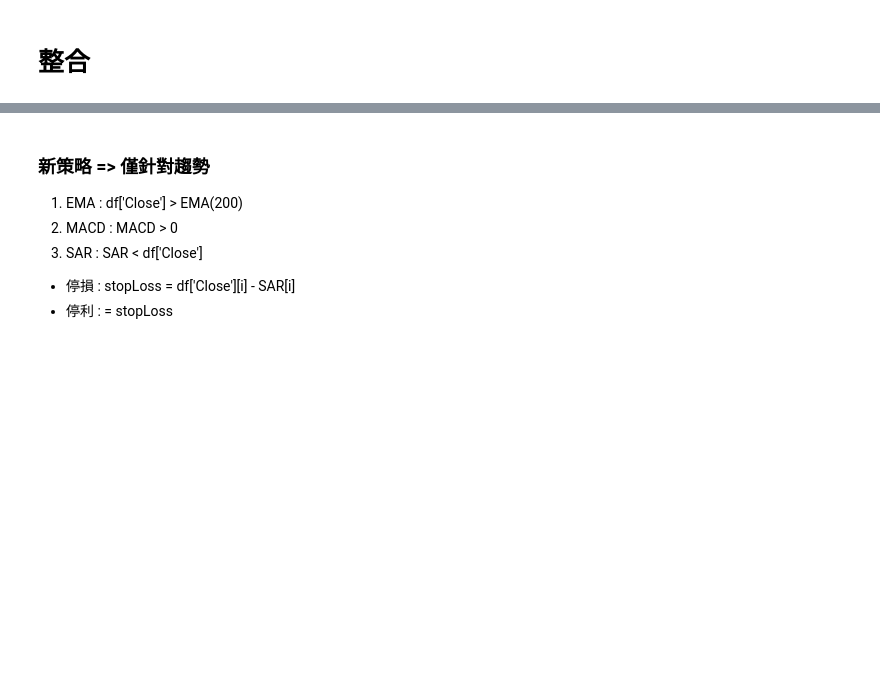
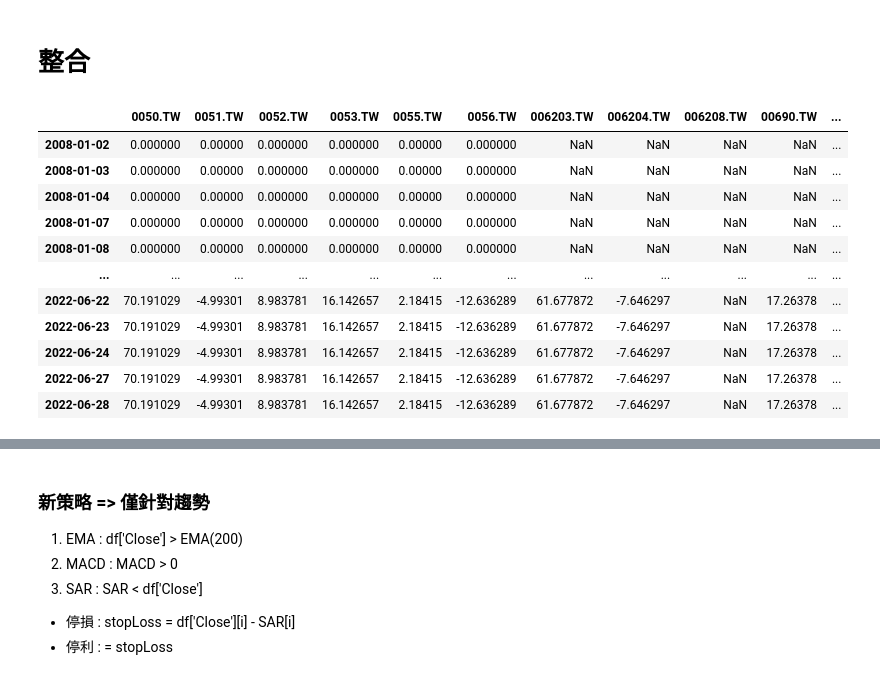
Before and after one commit to benson85560/yuanta, a Jupyter notebook: Dividend_Yield_Strategy.ipynb, the cells around one changed output, grey strips where cells are left out. Saved outputs shown, nothing was run; the diff lists cells and outputs as text; code cells hidden in the pictures; blank space fills up the shorter version.

```diff
--- a/Dividend_Yield_Strategy.ipynb
+++ b/Dividend_Yield_Strategy.ipynb
@@ -301,12 +310,61 @@ plt.title('Profit & Drawdown',fontsize  = 16);
 # %% [markdown]
 # 整合
 # %%
-symbol_list = ['0050.TW','0051.TW', '0052.TW', '0053.TW', '0055.TW', '0056.TW', '006203.TW', '006204.TW', '006208.TW',
-               '00690.TW', '00692.TW', '00701.TW', '00712.TW', '00713.TW', '00714.TW', '00717.TW', '00728.TW',
-               '00730.TW', '00731.TW', '00733.TW', '00735.TW']
+symbol = '0050.TW'
+data = yf.Ticker(symbol)
+df = data.history(period='D', start='2008-1-1', end='2022-6-30')
+df = df.drop(columns = ['Dividends', 'Stock Splits'])
+df.columns = ['open', 'high', 'low', 'close', 'volume']
+Yield = pd.read_csv(path + '/yield.csv')
+Yield = Yield.set_index(pd.to_datetime(Yield['date']))
+Yield = Yield.drop('date', axis = 1)
+df = pd.concat([df,Yield], join='outer', axis=1)
 
-for i in range(len(symbol_list)):
-  symbol = symbol_list[i]
+# initial setting
+
+fund = 100 #初始有100元本金
+money = 100 #每次投入
+feeRate = 0.003 #手續費
+
+# 主要策略
+
+profit_list = []
+price = []
+buy = []
+sell = []
+open_price = []
+position = "A"
+timeList = []
+
+for i in range(len(df)):
+
+    if i == len(df)-1:
+      break
+
+    if df['0050'][i] > 0 and df['close'][i] > 0: # 除息日
+        tempSize = money / df['close'][i-30] # 前 15 天進場
+        buy.append(i-30)
+
+        profit = tempSize * (df['close'][i-5] - df['close'][i-30]) # 前 5 天出場並計算報酬
+        sell.append(i-5)
+        profit_list.append(profit)
+        timeList.append(df.index[i])
+
+
+    else:
+      profit_list.append(0)
+      timeList.append(df.index[i])
+
+equity = pd.DataFrame({'0050.TW':np.cumsum(profit_list)}, index=timeList)
+
+########-------------------------------------------------------------#########
+
+symbol_list = ['0051.TW', '0052.TW', '0053.TW', '0055.TW', '0056.TW', '006203.TW', '006204.TW', '006208.TW',
+               '00690.TW', '00692.TW', '00701.TW', '00712.TW', '00713.TW', '00714.TW', '00717.TW',
+               '00728.TW', '00730.TW', '00731.TW', '00733.TW', '00735.TW']
+
+for j in range(len(symbol_list)):
+  symbol = symbol_list[j]
 
   data = yf.Ticker(symbol)
   df = data.history(period='D', start='2008-1-1', end='2022-6-30')
@@ -324,53 +382,48 @@ for i in range(len(symbol_list)):
   feeRate = 0.003 #手續費
 
   # 主要策略
 
   profit_list = []
   price = []
   buy = []
   sell = []
   open_price = []
   position = "A"
   timeList = []
 
   for i in range(len(df)):
 
       if i == len(df)-1:
         break
 
-      if df['0050'][i] > 0 and df['close'][i] > 0: # 除息日
+      if df.iloc[:,j+6][i] > 0 and df['close'][i] > 0: # 除息日
           tempSize = money / df['close'][i-30] # 前 15 天進場
           buy.append(i-30)
 
           profit = tempSize * (df['close'][i-5] - df['close'][i-30]) # 前 5 天出場並計算報酬
           sell.append(i-5)
           profit_list.append(profit)
           timeList.append(df.index[i])
 
-          # temp2 = money / df['Open'][i+1] # 除息隔天進場
-          # buy2.append(i+1)
-          # price.append(df['close'][i-1]) # 除息日前一天收盤價
-          # open_price.append(df['Open'][i+1]) # 進場開盤價
-          # position = "B"
-
-
-      # elif position == "B" and df['close'][i] >= price[-1]:   # 若除息日後仍有部位且收盤價大於當時買入價 => 隔天開盤回補
-      #     profit = temp2 * (df['close'][i] - open_price[-1])
-      #     sell2.append(i)
-      #     profit_list.append(profit)
-      #     timeList.append(df.index[i])
-      #     position = "A"
-
-      # elif position == 'B' and (df['close'][i] - price[-1]) / df['close'][i] < -0.1 : # 停損：<-10%
-      #     profit = temp2 * (df['close'][i] - open_price[-1])
-      #     sell2.append(i)
-      #     profit_list.append(profit)
-      #     timeList.append(df.index[i])
-      #     position = "A"
 
       else:
         profit_list.append(0)
         timeList.append(df.index[i])
 
-  equity = pd.DataFrame({'profit':np.cumsum(profit_list)}, index=timeList)
-  print(equity)
+  pp = pd.DataFrame({'{}'.format(symbol_list[j]):np.cumsum(profit_list)}, index=timeList)
+  equity = pd.concat([equity,pp], join='outer', axis=1)
+
+equity
+# %% [output]
+|  | 0050.TW | 0051.TW | 0052.TW | 0053.TW | 0055.TW | 0056.TW | 006203.TW | 006204.TW | 006208.TW | 00690.TW | ... |
+| 2008-01-02 | 0.000000 | 0.00000 | 0.000000 | 0.000000 | 0.00000 | 0.000000 | NaN | NaN | NaN | NaN | ... |
+| 2008-01-03 | 0.000000 | 0.00000 | 0.000000 | 0.000000 | 0.00000 | 0.000000 | NaN | NaN | NaN | NaN | ... |
+| 2008-01-04 | 0.000000 | 0.00000 | 0.000000 | 0.000000 | 0.00000 | 0.000000 | NaN | NaN | NaN | NaN | ... |
+| 2008-01-07 | 0.000000 | 0.00000 | 0.000000 | 0.000000 | 0.00000 | 0.000000 | NaN | NaN | NaN | NaN | ... |
+| 2008-01-08 | 0.000000 | 0.00000 | 0.000000 | 0.000000 | 0.00000 | 0.000000 | NaN | NaN | NaN | NaN | ... |
+| ... | ... | ... | ... | ... | ... | ... | ... | ... | ... | ... | ... |
+| 2022-06-22 | 70.191029 | -4.99301 | 8.983781 | 16.142657 | 2.18415 | -12.636289 | 61.677872 | -7.646297 | NaN | 17.26378 | ... |
+| 2022-06-23 | 70.191029 | -4.99301 | 8.983781 | 16.142657 | 2.18415 | -12.636289 | 61.677872 | -7.646297 | NaN | 17.26378 | ... |
+| 2022-06-24 | 70.191029 | -4.99301 | 8.983781 | 16.142657 | 2.18415 | -12.636289 | 61.677872 | -7.646297 | NaN | 17.26378 | ... |
+| 2022-06-27 | 70.191029 | -4.99301 | 8.983781 | 16.142657 | 2.18415 | -12.636289 | 61.677872 | -7.646297 | NaN | 17.26378 | ... |
+| 2022-06-28 | 70.191029 | -4.99301 | 8.983781 | 16.142657 | 2.18415 | -12.636289 | 61.677872 | -7.646297 | NaN | 17.26378 | ... |
```
Also changed, not shown: parts of 11 cells of this notebook.
